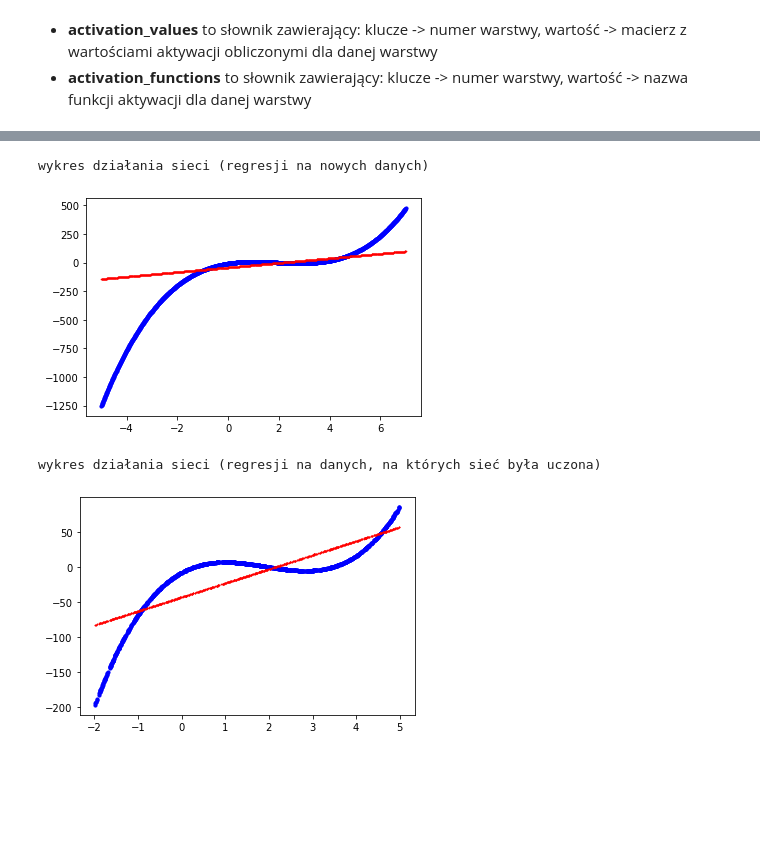
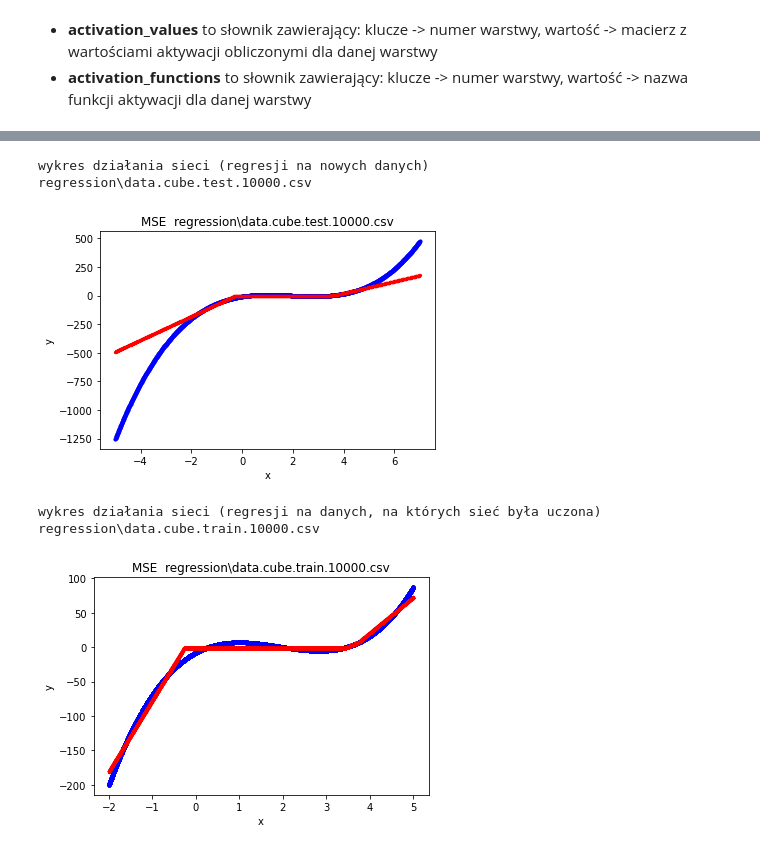
Before and after one commit to damianski794/neural_networks_project_1, a Jupyter notebook: neural_network_regression.ipynb, the cells around one changed output, grey strips where cells are left out. Cells and saved outputs as stored; diff of their text form; code cells hidden in the pictures; blank space fills up the shorter version.

```diff
--- a/neural_network_regression.ipynb
+++ b/neural_network_regression.ipynb
@@ -25,16 +26,19 @@ include_bias = True
+# %%
+include_bias = True
+error_type = 'MSE'# or 'MAE' dostosowac funkcje do tego
 # %%
 #dodac dostosowanie do tego czy jest to plik do regresji czy klasyfikacji
 
 if(regression_problem):
     #'data.activation.train.1000.csv'
     #'data.cube.train.100.csv'
-    regression_train_file = 'regression\data.cube.train.1000.csv'
+    regression_train_file = 'regression\data.cube.train.10000.csv'
     regression_df = pd.read_csv(regression_train_file)
     print(regression_df.head())
 
     #'data.activation.test.1000.csv'
     #'regression\data.cube.test.100.csv'
-    regression_test_file = 'regression\data.cube.test.1000.csv'
+    regression_test_file = 'regression\data.cube.test.10000.csv'
     regression_test_df = pd.read_csv(regression_test_file)
 
 #regression_df.head()
@@ -416,9 +429,10 @@ def neural_network_regression(x_train, y_train, layers, no_of_iterations = 5000,
 
         #if(i%50 == 0):
         losses.append(calculate_error(activation_values[str(no_of_layers - 1)], y_train, error_type))
-        #all_layers_back_propagation_hardcoded_hardcoded(y_train,parameters, gradients, activation_values, activation_functions, z_values, no_of_layers)
+        #all_layers_back_propagation_hardcoded_regression(y_train,parameters, gradients, activation_values, activation_functions, z_values, no_of_layers)
 
         #ponizsze odkomentowac dla wstecznej propagacji
+        #ponizsze prawidlowe
         all_layers_back_propagation_automated(y_train,parameters,gradients,activation_values,activation_functions,z_values,no_of_layers)
 
         #ponizsze odkomentowac dla update parameters
@@ -430,6 +444,10 @@ def neural_network_regression(x_train, y_train, layers, no_of_iterations = 5000,
 
     #plt.figure(figsize=(20,10))
     plt.plot(losses[:])
+    plt.title(f'błąd uczenia {error_type}   {regression_train_file[11:-4]}')
+    plt.xlabel('nr kroku uczenia')
+    plt.ylabel('błąd')
+    plt.savefig(f'wykresy/{now}_error_{regression_train_file[11:-4]}_{error_type}_{len(hidden_layers)}_hidden_layers.jpg')
     #plt.plot(losses)
     plt.show()
 
@@ -457,26 +484,43 @@ def predict_regression(parameters, x_test, layers):
 # %%
 if(regression_problem):
     y_predicted_values_regression = predict_regression(new_parameters, x_test, layers)
 
+
+
     print("wykres działania sieci (regresji na nowych danych)")
+    print(regression_test_file)
     plt.scatter(*x_test,*y_test, color='blue', s=10)
-    plt.scatter(*x_test,*y_predicted_values_regression, color='red', s=0.5)
+    plt.scatter(*x_test,*y_predicted_values_regression, color='red', s=5)
+
+    plt.title(error_type + '  ' + regression_test_file)
+    plt.xlabel('x')
+    plt.ylabel('y')
+
+    plt.savefig(f'wykresy/{now}_{regression_test_file[11:-4]}_{error_type}__{len(hidden_layers)}_hidden_layers.jpg')
     plt.show()
 
 
 
     #na danych treningowych
     print("wykres działania sieci (regresji na danych, na których sieć była uczona)")
+    print(regression_train_file)
     y_train_predicted = predict_regression(new_parameters, x_train, layers)
     plt.scatter(*x_train,*y_train, color='blue', s=10)
-    plt.scatter(*x_train,*y_train_predicted, color='red', s=0.5)
+    plt.scatter(*x_train,*y_train_predicted, color='red', s=5)
+
+    plt.title(error_type + '  ' + regression_train_file)
+    plt.xlabel('x')
+    plt.ylabel('y')
+    plt.savefig(f'wykresy/{now}_{regression_train_file[11:-4]}_{error_type}__{len(hidden_layers)}_hidden_layers.jpg')
     plt.show()
 
 
 #with np.printoptions(threshold=np.inf):
  #   print(y_predicted_values_regression.tolist())
 # %% [output]
 wykres działania sieci (regresji na nowych danych)
+regression\data.cube.test.10000.csv
-[figure, old version]
+[figure, new version]
 wykres działania sieci (regresji na danych, na których sieć była uczona)
+regression\data.cube.train.10000.csv
-[figure, old version]
+[figure, new version]
```
Also changed, not shown: parts of 12 cells of this notebook.
